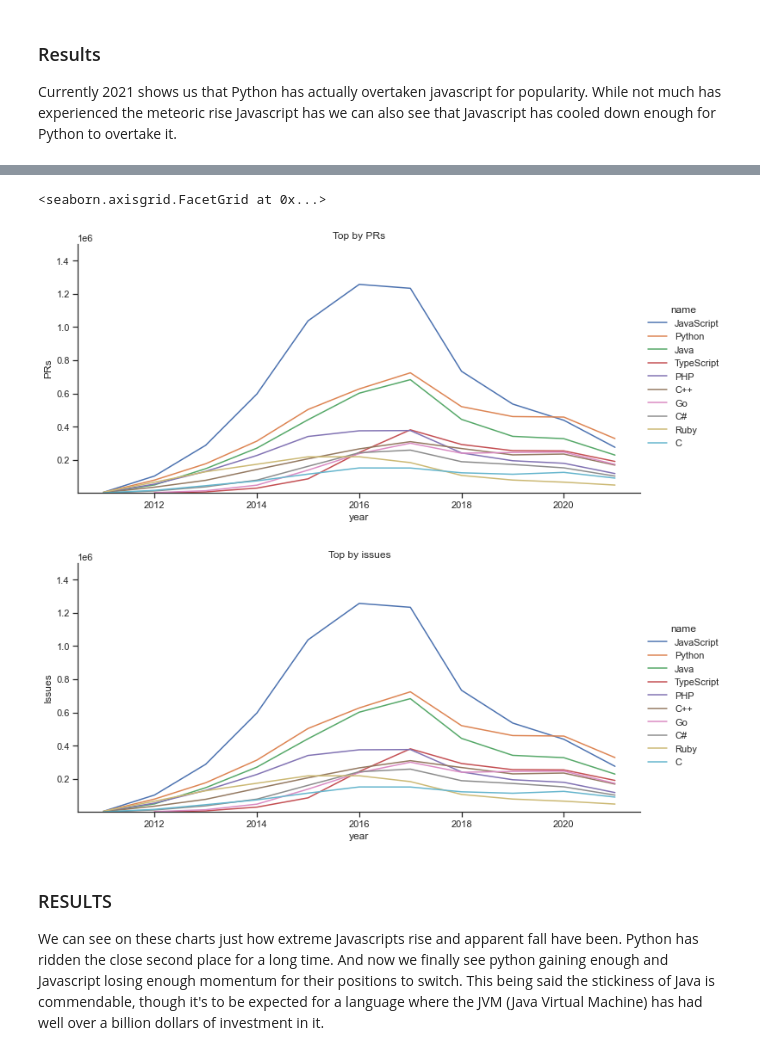
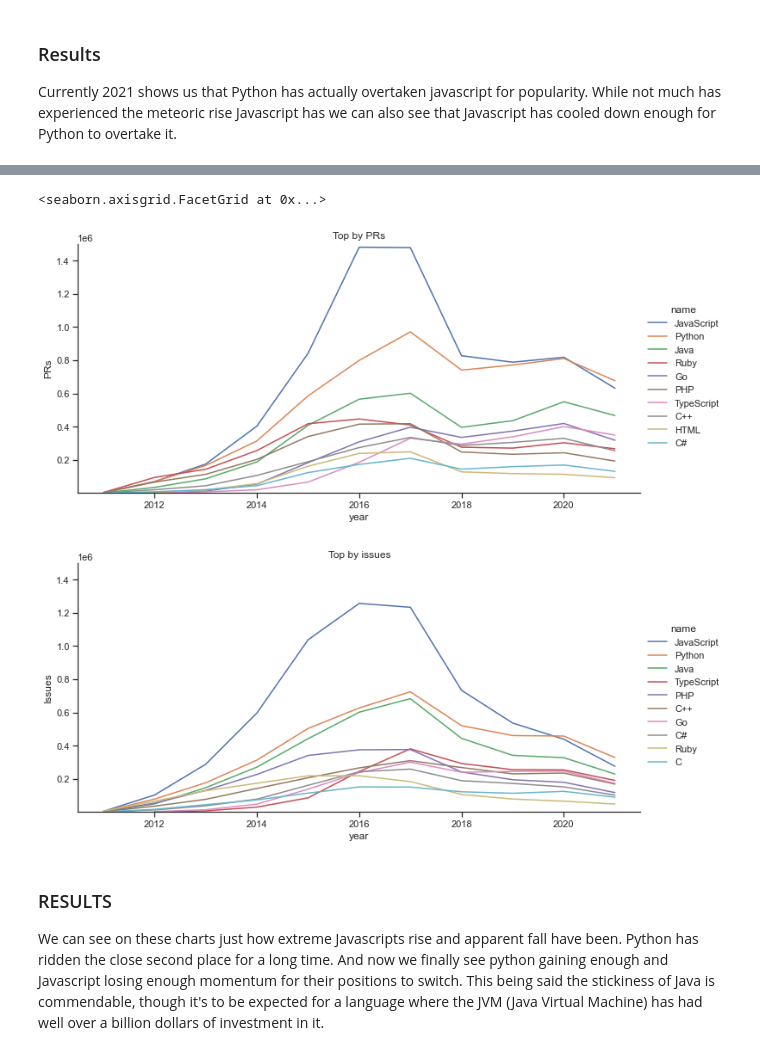
Before and after one commit to Streek/DataAnalysis, a Jupyter notebook: Data.ipynb, the cells around one changed output, grey strips where cells are left out. Saved outputs shown, nothing was run; the diff lists cells and outputs as text; code cells hidden in the pictures.

```diff
--- a/Data.ipynb
+++ b/Data.ipynb
@@ -11,0 +45,26 @@ df_issues = pd.read_csv('data/issues.csv')
+# %%
+# prepare dataframes for analysis by cleaning them
+# start by removing none values, and then remove duplicates
+
+# get the count of none values
+print(df_repos.isnull().sum())
+# get the count of duplicates
+print(df_repos.duplicated().sum())
+df_repos = df_repos.dropna()
+df_repos = df_repos.drop_duplicates()
+
+# get the count of none values
+print(df_issues.isnull().sum())
+# get the count of duplicates
+print(df_issues.duplicated().sum())
+df_issues = df_issues.dropna()
+df_issues = df_issues.drop_duplicates()
+
+# get the count of none values
+print(df_prs.isnull().sum())
+# get the count of duplicates
+print(df_prs.duplicated().sum())
+df_prs = df_prs.dropna()
+df_prs = df_prs.drop_duplicates()
+
+# Looks like our data is already clean, but we still checked the usual issues. We can continue knowing that our data is clean.
@@ -101,25 +219,28 @@ Currently 2021 shows us that Python has actually overtaken javascript for popula
 # %%
+# build dataframes for top prs
 df_top_prs = df_prs.groupby(["name"]).agg({'count': 'sum'}).sort_values("count", ascending=0).head(10).reset_index()["name"].unique()
 df_top_pr_grouped = df_prs_grouped_by_year[df_prs_grouped_by_year['name'].isin(df_top_prs)]
 
+# build dataframes for top issues
 df_top_issues = df_issues.groupby(["name"]).agg({'count': 'sum'}).sort_values("count", ascending=0).head(10).reset_index()["name"].unique()
-df_top_pr_grouped = df_issues_grouped_by_year[df_issues_grouped_by_year['name'].isin(df_top_issues)]
+df_top_issues_grouped = df_issues_grouped_by_year[df_issues_grouped_by_year['name'].isin(df_top_issues)]
 
+# plot
 sns.relplot(x="year", y="count",
                          kind="line",
                          hue="name",
                          height=5, aspect=2,
                          data=df_top_pr_grouped).set(title="Top by PRs").set(ylim=(500, 1500000)).set_ylabels("PRs")
 
-
+# plot
 sns.relplot(x="year", y="count",
                          kind="line",
                          hue="name",
                          height=5, aspect=2,
-                         data=df_top_pr_grouped).set(title="Top by issues").set(ylim=(500, 1500000)).set_ylabels("Issues")
+                         data=df_top_issues_grouped).set(title="Top by issues").set(ylim=(500, 1500000)).set_ylabels("Issues")
 # %% [output]
 <seaborn.axisgrid.FacetGrid at 0x...>
-[figure, old version]
+[figure, new version]
 [figure]
 # %% [markdown]
 ### RESULTS
```
Also changed, not shown: parts of 18 cells of this notebook.
